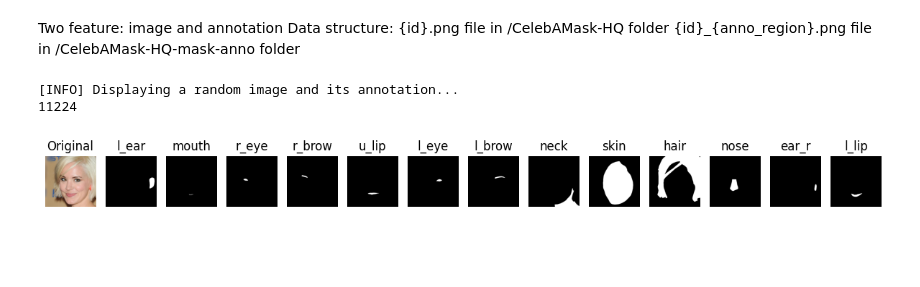
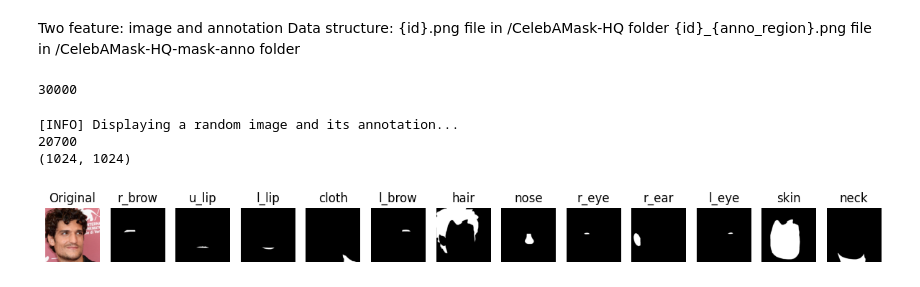
Before and after one commit to v-xchen-v/cv_huggingface_collection, a Jupyter notebook: dataset/celebamask_hq/minimal_example_of_dataset_viewer.ipynb, the cells around one changed output. Saved outputs shown, nothing was run; the diff lists cells and outputs as text; code cells hidden in the pictures; blank space fills up the shorter version.

```diff
--- a/dataset/celebamask_hq/minimal_example_of_dataset_viewer.ipynb
+++ b/dataset/celebamask_hq/minimal_example_of_dataset_viewer.ipynb
@@ -17,11 +17,19 @@ images_dir = Path(dataset_dir) / 'CelebA-HQ-img'
 annotations_dir = Path(dataset_dir) / 'CelebAMask-HQ-mask-anno'
 images_path = [x for x in paths.list_images(images_dir)]
 annotations_path = [x for x in paths.list_images(annotations_dir)]
+# %%
+print(len(images_path))
+# %% [output]
+30000
 # %%
 # Grab a random index of the training dataset
 print("[INFO] Displaying a random image and its annotation...")
 index = random.randint(0, len(images_path))
 id = images_path[index].split(os.path.sep)[-1].split('.')[0]
+
+def get_id(image_path):
+    id = image_path.split(os.path.sep)[-1].split('.')[0]
+    return id
 
 def find_annotation_path(id):
     paths = []
@@ -37,35 +45,38 @@ def get_anno_attribute(anno_image_path):
 
 def list_anno_attributes(id):
     paths = find_annotation_path(id)
     return [get_anno_attribute(path) for path in paths]
 
 print(id)
 image = Image.open(images_path[index])
+print(image.size)
 annotation_images_path = find_annotation_path(id)
 
 # Plot the original image and the annotations
 plt.figure(figsize=(15, 5))
 for plot_index in range(len(annotation_images_path)+1):
     if plot_index == 0:
         # If plot index is 0 display the original image
         plot_image = image
         title = "Original"
     else:
         # Else plot the annotation maps
         # plot_image = annotation[..., plot_index - 1]
         plot_image = Image.open(annotation_images_path[plot_index-1])
+        # print(plot_image.size)
         title = get_anno_attribute(annotation_images_path[plot_index-1])
         # title = ["Class Map (R)", "Instance Map (G)"][plot_index - 1]
 
     # Plot the image
     plt.subplot(1, len(annotation_images_path)+1, plot_index + 1)
     plt.imshow(plot_image)
     plt.title(title)
     plt.axis("off")
 # %% [output]
 [INFO] Displaying a random image and its annotation...
-11224
+20700
+(1024, 1024)
-[figure, old version]
+[figure, new version]
 # %%
 labels = np.unique([get_anno_attribute(x) for x in annotations_path])
 print(len(labels))
```
Also changed, not shown: parts of 1 cell of this notebook, 1 other file.
